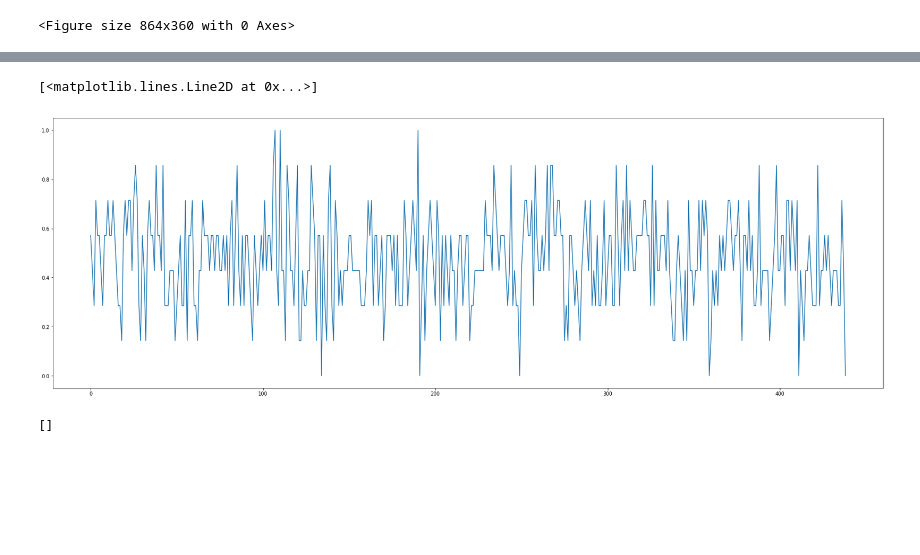
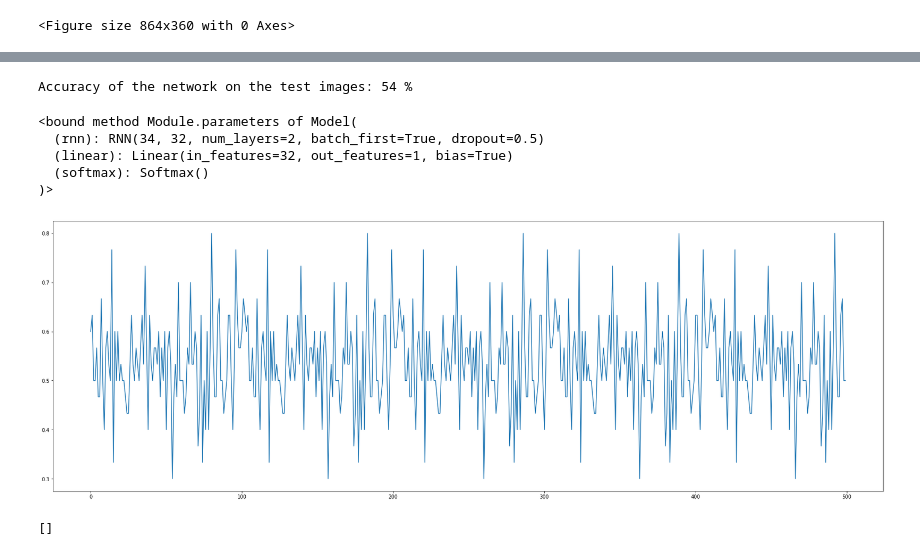
Before and after one commit to Roaldb86/Stock_prediction, a Jupyter notebook: Predicting_stock_market.ipynb, the cells around one changed output, grey strips where cells are left out. Cells and saved outputs as stored; diff of their text form; code cells hidden in the pictures; blank space fills up the shorter version.

```diff
--- a/Predicting_stock_market.ipynb
+++ b/Predicting_stock_market.ipynb
@@ -313,8 +367,8 @@ train = torch.utils.data.TensorDataset(featuresTrain,targetsTrain)
 test = torch.utils.data.TensorDataset(featuresTest,targetsTest)
 
 # Data loader
-trainloader = torch.utils.data.DataLoader(train, batch_size = 7, shuffle = False)
-testloader = torch.utils.data.DataLoader(test, batch_size = 7, shuffle = False)
+trainloader = torch.utils.data.DataLoader(train, batch_size = 30, shuffle = False)
+testloader = torch.utils.data.DataLoader(test, batch_size = 30, shuffle = False)
 # %%
 class SimpleRNN(nn.Module):
     def __init__(self, hidden_size):
@@ -481,0 +486,2 @@ class Model(torch.nn.Module):
+# %%
+lstmModel = ModelLSTM(100)
@@ -509,9 +517,9 @@ def train(model, input_size, hidden_size, output_size, train_loader):
     optimizer = torch.optim.Adam(model.parameters(), lr=0.001)
     predictions = []
     correct_values = []
-    epochs = 1
+    epochs = 50
     steps = 0
-    print_every = 50
+    print_every = 200
 
     for epoch in range(epochs):
         model.train()
@@ -539,17 +547,17 @@ def train(model, input_size, hidden_size, output_size, train_loader):
                 accuracy = (y_pred[0].reshape(-1).data.numpy() == label.data.numpy()).sum() *100 / len(label)
                 print("Epoch : {}/{}, running_loss : {} , Accuracy : {} %".format(epoch, epochs, running_loss, accuracy))
 
-#             predictions.append(y_pred.cpu().data.numpy().ravel())
-#             correct_values.append(label.cpu().data.numpy().ravel())
+            predictions.append(y_pred.cpu().data.numpy().ravel())
+            correct_values.append(label.cpu().data.numpy().ravel())
 
 
             running_loss = 0
-            predictions = []
-            correct_values = []
 
 
 
-    return model, running, predictions
+
+
+    return model, running, predictions, correct
 # %%
 model = Model(input_size=34, rnn_hidden_size=32, output_size=1)
 # %%
@@ -596,0 +578,2 @@ def accuracy_test(model, loader=testloader):
+# %%
+trained, running, preds = train(lstmModel, 34, 100, 1, trainloader)
@@ -609,9 +620,20 @@ dtype: float32
+# %%
+accuracy_test(trained, testloader)
+# %% [output]
+Accuracy of the network on the test images: 54 %
+# %%
+y_pred_rnn = trained.
+# %% [output]
+<bound method Module.parameters of Model(
+  (rnn): RNN(34, 32, num_layers=2, batch_first=True, dropout=0.5)
+  (linear): Linear(in_features=32, out_features=1, bias=True)
+  (softmax): Softmax()
+)>
 # %%
 plt.subplots(figsize=(30,10))
-plt.plot(running)
+plt.plot(running[:500]);
 # %% [output]
-[<matplotlib.lines.Line2D at 0x...>]
-[figure, old version]
+[figure, new version]
 # %%
 preds
 # %% [output]
```
Also changed, not shown: parts of 44 cells of this notebook.
